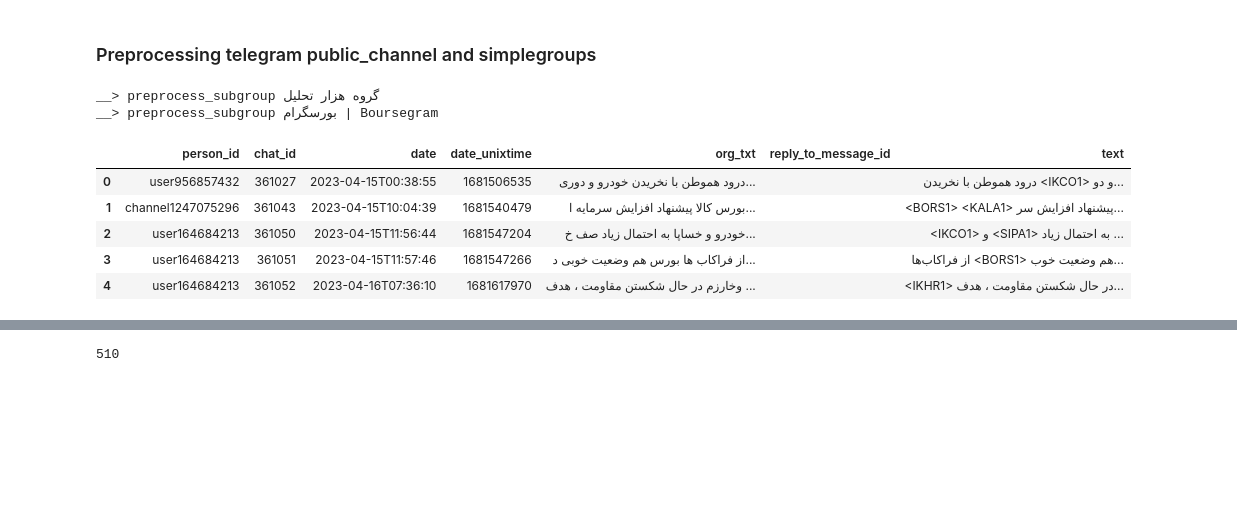
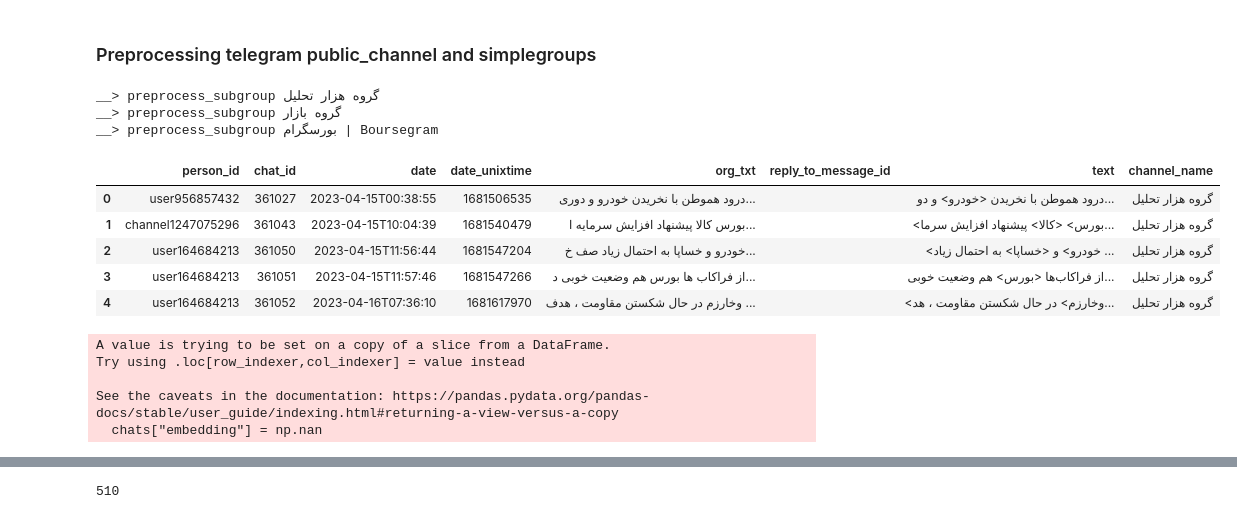
Before and after one commit to armachino/stock_chanell_nlp, a Jupyter notebook: ChatExport_2023-04-25 (1)/lab/Route_2.ipynb, the cells around one changed output, grey strips where cells are left out. Saved outputs shown, nothing was run; the diff lists cells and outputs as text; code cells hidden in the pictures; blank space fills up the shorter version.

```diff
--- a/ChatExport_2023-04-25 (1)/lab/Route_2.ipynb
+++ b/ChatExport_2023-04-25 (1)/lab/Route_2.ipynb
@@ -53,4 +37,4 @@ maj
 # %%
-with open('../../dataset/BOURSGRAM/boursgram.json', encoding='utf-8') as file:
-    boursgram_data = json.loads(file.read())
-boursgram_data
+# with open('../../dataset/BOURSGRAM/boursgram.json', encoding='utf-8') as file:
+#     boursgram_data = json.loads(file.read())
+# boursgram_data
@@ -140,9 +106,12 @@ def if_stock_included_replace(txt):
 
     for index, row in stocks.iterrows():
         norm_sym = norm(row["sym_name"]).replace("\u200c", " ")
-        txt = re.sub(rf"\b{norm_sym}\b", f"<{row['sym']}>", txt)
+        # txt = re.sub(rf"\b{norm_sym}\b", f"<{row['sym']}>", txt)
+        txt = re.sub(rf"\b{norm_sym}\b", f"<{norm_sym}>", txt)
     #     print("replace_stock_with_idـ",norm_sym)
-    if re.findall(r"<[0-9A-Za-z]>*", txt):
+    # if re.findall(r"<[0-9A-Za-z]*>", txt):
+
+    if re.findall(r"<[آا-ی\s]*>", txt):
         return True, txt
     return False, txt
 
@@ -253,16 +223,19 @@ for mess in messages:
         continue
 
     date = mess["edited"] if ("edited" in mess) else mess["date"]
-    date_unixtime = ( mess["edited_unixtime"] if ("edited_unixtime" in mess) else mess["date_unixtime"])
+    date_unixtime = (
+        mess["edited_unixtime"]
+        if ("edited_unixtime" in mess)
+        else mess["date_unixtime"]
+    )
 
     chat_info = {
         "person_id": mess["from_id"],
         "chat_id": mess["id"],
         "date": date,
         "date_unixtime": date_unixtime,
-        "org_txt":mess["text"],
-        "reply_to_message_id":""
-
+        "org_txt": mess["text"],
+        "reply_to_message_id": "",
     }
 
     for tx in mess["text_entities"]:
@@ -272,8 +245,10 @@ for mess in messages:
     is_stock_included, txt = if_stock_included_replace(txt.strip())
 
     # if ("reply_to_message_id" in mess) and (mess["reply_to_message_id"] not in BOURSGRAM_SUBGROUPS) and(is_id_in_chatlist(chat_list_2, mess["reply_to_message_id"])):
-    if ( ("reply_to_message_id" in mess) and mess["reply_to_message_id"] not in SUBGROUPS[""] ) and (is_id_in_chatlist(chat_list_2, mess["reply_to_message_id"])):
-
+    if (
+        ("reply_to_message_id" in mess)
+        and mess["reply_to_message_id"] not in SUBGROUPS[""]
+    ) and (is_id_in_chatlist(chat_list_2, mess["reply_to_message_id"])):
         chat_info["reply_to_message_id"] = mess["reply_to_message_id"]
         #         txt_rep = replace_stock_with_id(txt.strip())
         chat_info["text"] = txt
@@ -365,7 +322,7 @@ def preprocess_subgroup(data):
 # %%
 # %%time
 def preprocess_subgroup(data):
-    data_id=str(data["id"])
+    data_id = str(data["id"])
     print("__> preprocess_subgroup", data["name"])
     # messages = boursgram_data["messages"]
     chat_list = []
@@ -384,7 +341,7 @@ def preprocess_subgroup(data):
         for tx in mess["text_entities"]:
             txt += clean_text(tx["text"]).strip() + "\n"
 
-        if len(enc.encode(txt)) >500:
+        if token_count(txt) > 500:
             continue
         is_stock_included, rep_txt = if_stock_included_replace(txt.strip())
 
@@ -406,7 +363,7 @@ def preprocess_subgroup(data):
         if (
             ("reply_to_message_id" in mess)
             and (
-                ( ## checks in public_supergroup that have subgroups,wheter the replied messaged is not replied to the subgroup ID
+                (  ## checks in public_supergroup that have subgroups,wheter the replied messaged is not replied to the subgroup ID
                     data["type"] == "public_supergroup"
                     and (data_id in SUBGROUPS)
                     and (mess["reply_to_message_id"] not in SUBGROUPS[data_id])
@@ -507,33 +464,36 @@ def preprocess_subgroup(data):
 # %%
 # datafile_names =
 concatenated_data = pd.DataFrame()
 chats_path = "./data/chats/"
 for json_file in os.listdir(chats_path):
     # file = pd.read_csv("./data/"+json_file)
     # df = pd.DataFrame()
     with open(chats_path + json_file, encoding="utf-8") as file:
         file = json.loads(file.read())
         df = pd.DataFrame(preprocess_subgroup(file)["messages"])
+        df["channel_name"] = file["name"]
+        # df.set_index("channel_name",inplace=True)
         concatenated_data = pd.concat([concatenated_data, df])
 
         # if file["type"] == "public_supergroup":
         #     df = pd.DataFrame(preprocess_subgroup(file)["messages"])
         #     concatenated_data = pd.concat([concatenated_data, df])
         # else:
         #     df = pd.DataFrame(preprocess_chanell_group(file)["messages"])
         #     concatenated_data = pd.concat([concatenated_data, df])
 
 concatenated_data = concatenated_data.reindex()
 concatenated_data.to_csv("./data/concatenated.csv", index=False)
 concatenated_data.head()
 # concatenated_data.con
 # pd.to
 # %% [output]
 __> preprocess_subgroup گروه هزار تحلیل
+__> preprocess_subgroup گروه بازار
 __> preprocess_subgroup بورسگرام | Boursegram
-|  | person_id | chat_id | date | date_unixtime | org_txt | reply_to_message_id | text |
-| 0 | user956857432 | 361027 | 2023-04-15T00:38:55 | 1681506535 | درود هموطن با نخریدن خودرو و دوری... |  | درود هموطن با نخریدن <IKCO1> و دو... |
-| 1 | channel1247075296 | 361043 | 2023-04-15T10:04:39 | 1681540479 | بورس کالا پیشنهاد افزایش سرمایه ا... |  | <BORS1> <KALA1> پیشنهاد افزایش سر... |
-| 2 | user164684213 | 361050 | 2023-04-15T11:56:44 | 1681547204 | خودرو و خساپا به احتمال زیاد صف خ... |  | <IKCO1> و <SIPA1> به احتمال زیاد ... |
-| 3 | user164684213 | 361051 | 2023-04-15T11:57:46 | 1681547266 | از فراکاب ها بورس هم وضعیت خوبی د... |  | از فراکاب‌ها <BORS1> هم وضعیت خوب... |
-| 4 | user164684213 | 361052 | 2023-04-16T07:36:10 | 1681617970 | وخارزم در حال شکستن مقاومت ، هدف ... |  | <IKHR1> در حال شکستن مقاومت ، هدف... |
+|  | person_id | chat_id | date | date_unixtime | org_txt | reply_to_message_id | text | channel_name |
+| 0 | user956857432 | 361027 | 2023-04-15T00:38:55 | 1681506535 | درود هموطن با نخریدن خودرو و دوری... |  | درود هموطن با نخریدن <خودرو> و دو... | گروه هزار تحلیل |
+| 1 | channel1247075296 | 361043 | 2023-04-15T10:04:39 | 1681540479 | بورس کالا پیشنهاد افزایش سرمایه ا... |  | <بورس> <کالا> پیشنهاد افزایش سرما... | گروه هزار تحلیل |
+| 2 | user164684213 | 361050 | 2023-04-15T11:56:44 | 1681547204 | خودرو و خساپا به احتمال زیاد صف خ... |  | <خودرو> و <خساپا> به احتمال زیاد ... | گروه هزار تحلیل |
+| 3 | user164684213 | 361051 | 2023-04-15T11:57:46 | 1681547266 | از فراکاب ها بورس هم وضعیت خوبی د... |  | از فراکاب‌ها <بورس> هم وضعیت خوبی... | گروه هزار تحلیل |
+| 4 | user164684213 | 361052 | 2023-04-16T07:36:10 | 1681617970 | وخارزم در حال شکستن مقاومت ، هدف ... |  | <وخارزم> در حال شکستن مقاومت ، هد... | گروه هزار تحلیل |
@@ -539,0 +508,16 @@ __> preprocess_subgroup بورسگرام | Boursegram
+# %%
+# len(concatenated_data)
+# chats=concatenated_data.set_index("channel_name")
+chats = concatenated_data
+chats = chats[chats["text"] != ""]
+
+# len(enc.encode("".join(list(chats[49:121]["text"]))))
+
+chats["embedding"] = np.nan
+embed_index = chats.columns.get_loc("embedding")
+# %% [output]
+A value is trying to be set on a copy of a slice from a DataFrame.
+Try using .loc[row_indexer,col_indexer] = value instead
+
+See the caveats in the documentation: https://pandas.pydata.org/pandas-docs/stable/user_guide/indexing.html#returning-a-view-versus-a-copy
+  chats["embedding"] = np.nan
```
Also changed, not shown: parts of 30 cells of this notebook, 3 other files.
